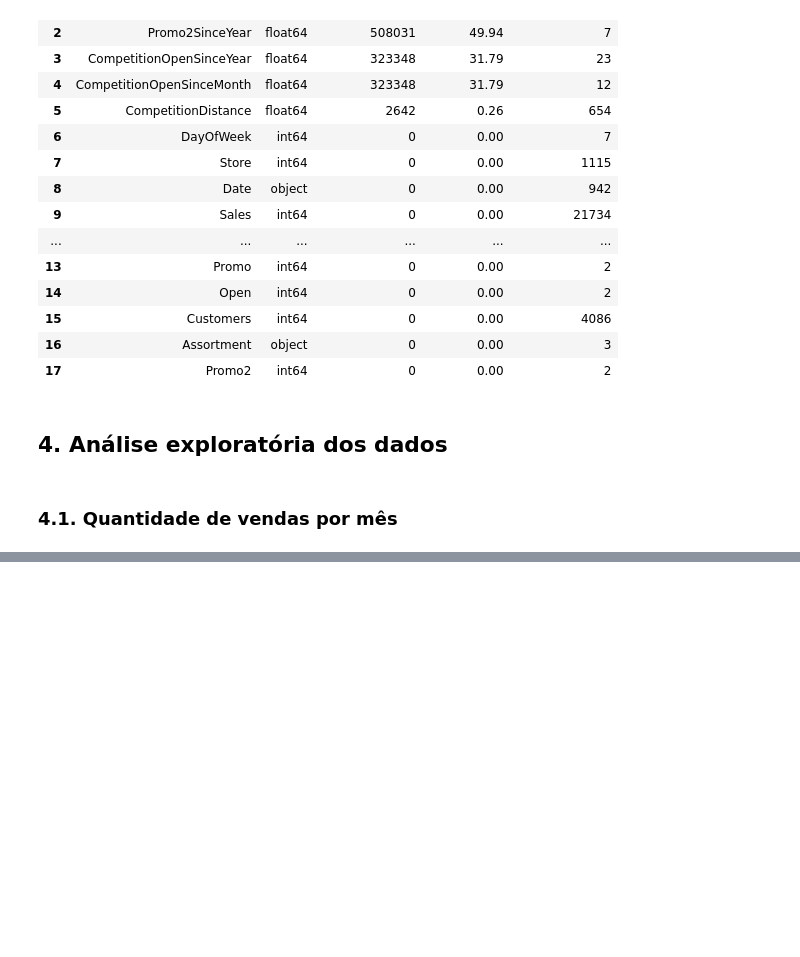
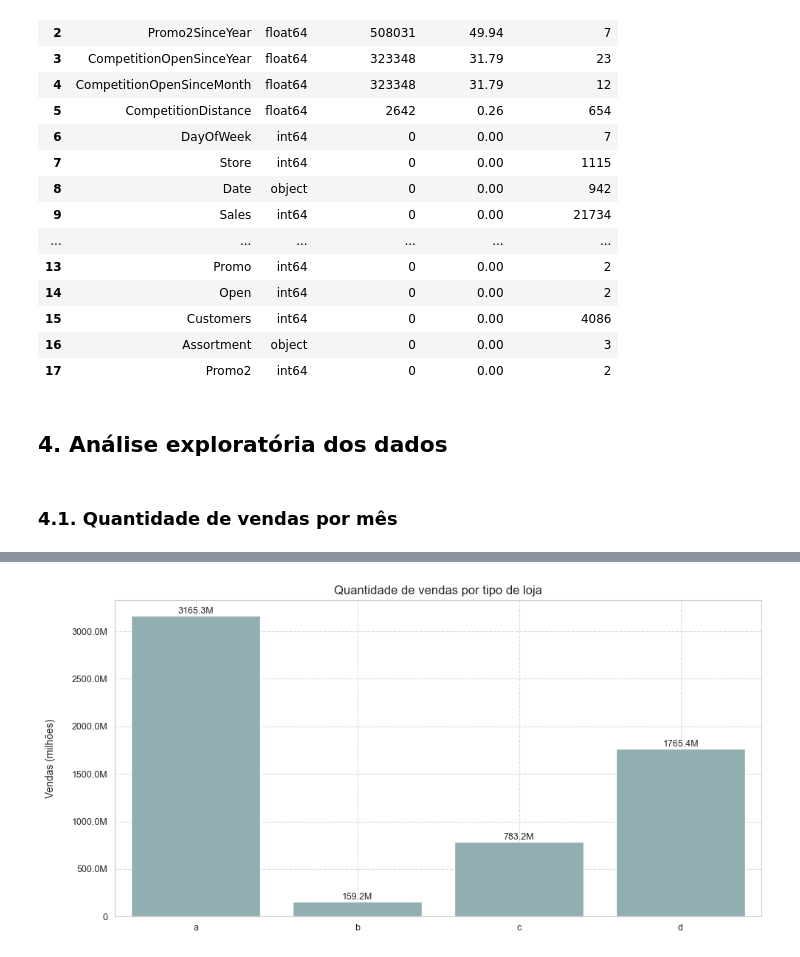
Before and after one commit to emso-exe/Previsao_de_demandas_de_drogarias, a Jupyter notebook: 000_analise_exploratoria.ipynb, the cells around one changed output, grey strips where cells are left out. Cells and saved outputs as stored; diff of their text form; code cells hidden in the pictures; blank space fills up the shorter version.

```diff
--- a/000_analise_exploratoria.ipynb
+++ b/000_analise_exploratoria.ipynb
@@ -231,0 +276,33 @@ plt.show()
+# %%
+# Agrupando quantidade de vendas por Mês/Ano
+df_02 = df.groupby('StoreType')[['Sales']].sum().reset_index()
+# %%
+# Criar o gráfico
+plt.figure(figsize=(10, 5))
+
+# Plotar o gráfico no eixo fornecido
+ax = sns.barplot(data=df_02, x='StoreType', y='Sales', color='#8cb3b6')
+
+# Formatar os números do eixo Y para milhões ou milhares
+ax.yaxis.set_major_formatter(mticker.FuncFormatter(formatar_milhoes))
+
+# Formatar os rótulos do eixo X
+ax.set_xticklabels(ax.get_xticklabels(), ha='center', fontsize=9)
+# Formatar os rótulos do eixo Y
+ax.tick_params(axis='y', labelsize=9)
+
+# Formatação do título
+ax.set_title('Quantidade de vendas por tipo de loja', loc='center', fontsize=12)
+ax.set(xlabel='', ylabel='Vendas (milhões)\n')
+
+# Adicionar rótulos (valores) nas barras, com a orientação especificada
+for container in ax.containers:
+    labels = [formatar_valores(val) for val in container.datavalues]
+    ax.bar_label(container, labels=labels, size=9, label_type='edge')
+
+# Ajustar o layout para evitar sobreposição
+plt.tight_layout()
+plt.grid(True, linestyle='--', alpha=0.7)
+plt.show()
+# %% [output]
+[figure, added]
```
Also changed, not shown: parts of 8 cells of this notebook.
